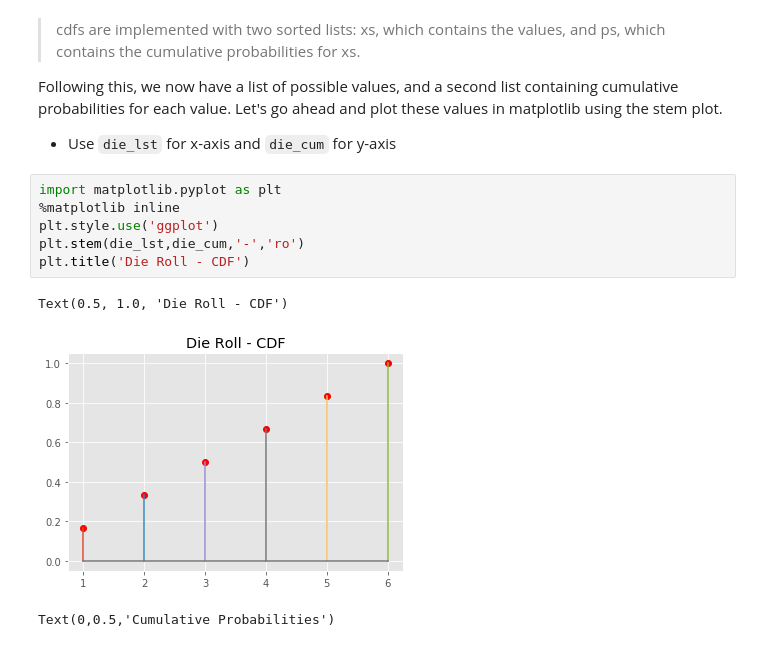
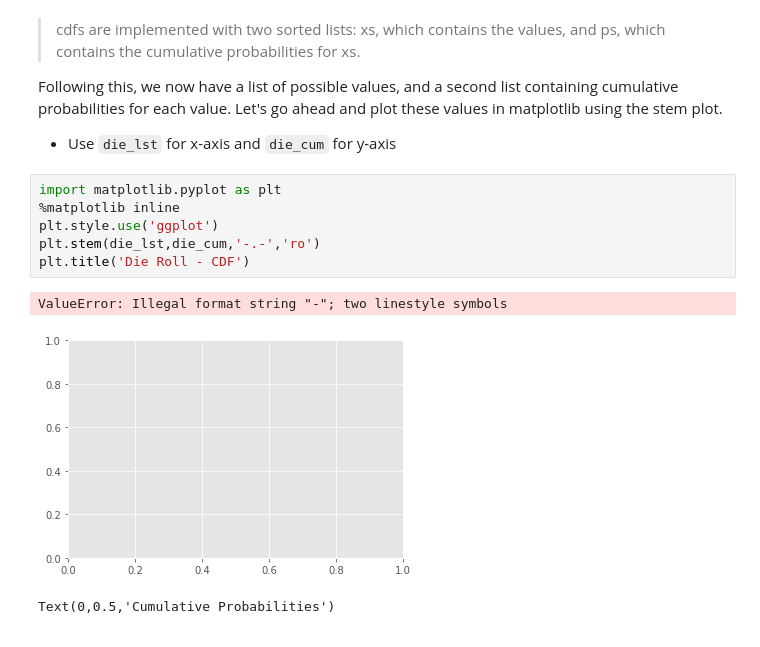
Before and after one commit to MsJacksonIYN/dsc-0-09-09-distributions-cdf-lab-nyc-ds-career-031119, a Jupyter notebook: index.ipynb, the cells around one changed output. Cells and saved outputs as stored; diff of their text form.

```diff
--- a/index.ipynb
+++ b/index.ipynb
@@ -66,12 +66,12 @@ Following this, we now have a list of possible values, and a second list contain
 # %%
 import matplotlib.pyplot as plt
 %matplotlib inline
 plt.style.use('ggplot')
-plt.stem(die_lst,die_cum,'-','ro')
+plt.stem(die_lst,die_cum,'-.-','ro')
 plt.title('Die Roll - CDF')
 # %% [output]
-Text(0.5, 1.0, 'Die Roll - CDF')
+ValueError: Illegal format string "-"; two linestyle symbols
-[figure, old version]
+[figure, new version]
 # %%
 # %% [output]
 Text(0,0.5,'Cumulative Probabilities')
```
